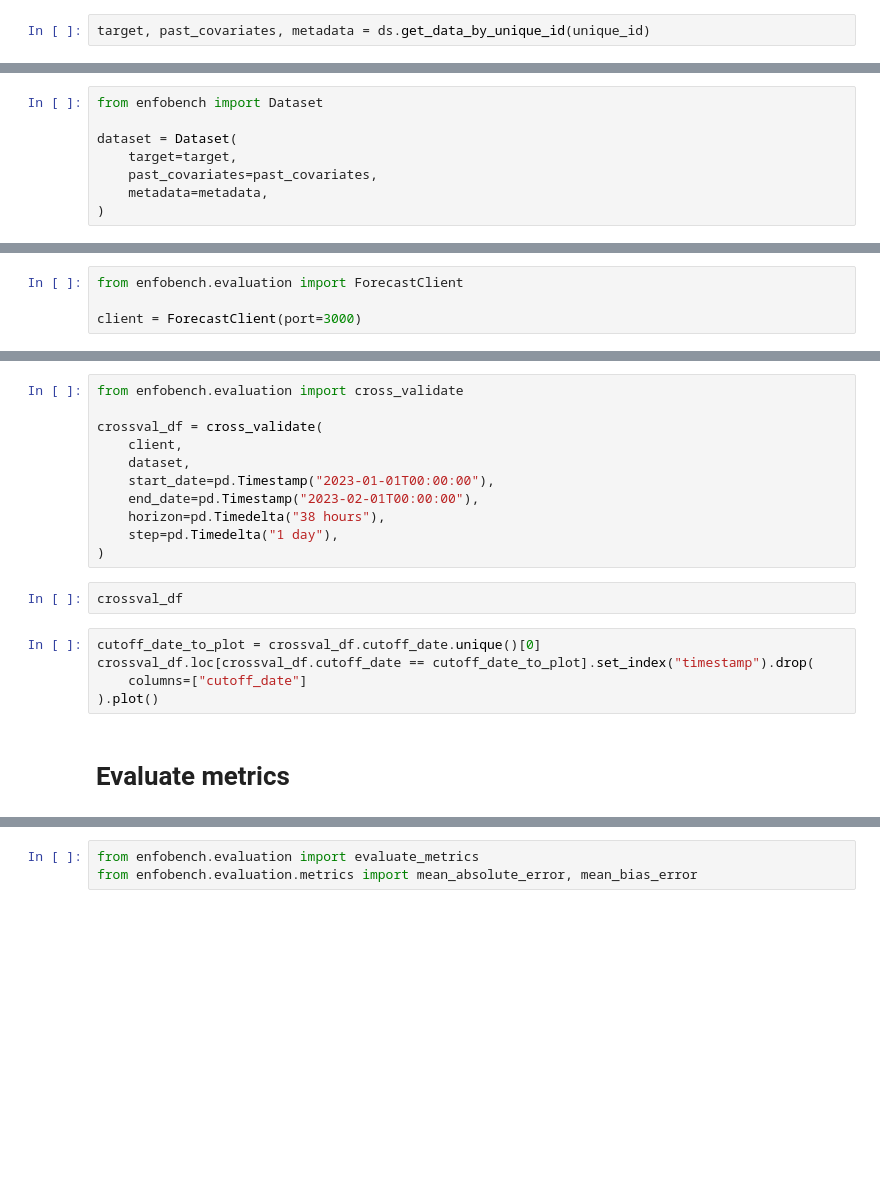
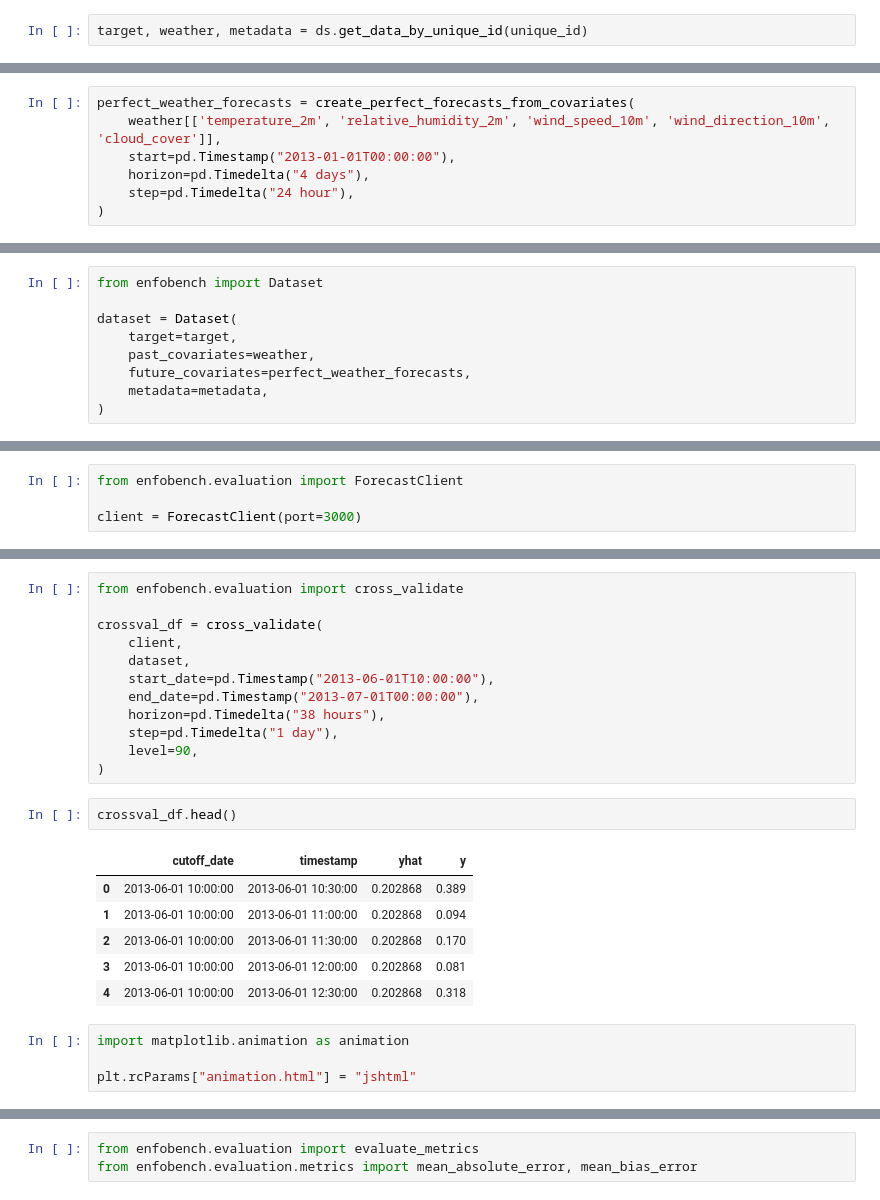
Before and after one commit to attila-balint-kul/energy-forecast-benchmark-toolkit, a Jupyter notebook: notebooks/03. ForecastClient.ipynb, the cells around one changed output, grey strips where cells are left out. Saved outputs shown, nothing was run; the diff lists cells and outputs as text; blank space fills up the shorter version.

Commit message:
updated forecast client notebook

```diff
--- a/notebooks/03. ForecastClient.ipynb
+++ b/notebooks/03. ForecastClient.ipynb
@@ -16,4 +20,4 @@ unique_id
 # %%
-target, past_covariates, metadata = ds.get_data_by_unique_id(unique_id)
+target, weather, metadata = ds.get_data_by_unique_id(unique_id)
 # %%
 target.info()
@@ -21,0 +55,7 @@ past_covariates.info()
+# %%
+perfect_weather_forecasts = create_perfect_forecasts_from_covariates(
+    weather[['temperature_2m', 'relative_humidity_2m', 'wind_speed_10m', 'wind_direction_10m', 'cloud_cover']],
+    start=pd.Timestamp("2013-01-01T00:00:00"),
+    horizon=pd.Timedelta("4 days"),
+    step=pd.Timedelta("24 hour"),
+)
@@ -26,7 +83,8 @@ from enfobench import Dataset
 
 dataset = Dataset(
     target=target,
-    past_covariates=past_covariates,
+    past_covariates=weather,
+    future_covariates=perfect_weather_forecasts,
     metadata=metadata,
 )
 # %% [markdown]
@@ -43,17 +103,22 @@ from enfobench.evaluation import cross_validate
 crossval_df = cross_validate(
     client,
     dataset,
-    start_date=pd.Timestamp("2023-01-01T00:00:00"),
-    end_date=pd.Timestamp("2023-02-01T00:00:00"),
+    start_date=pd.Timestamp("2013-06-01T10:00:00"),
+    end_date=pd.Timestamp("2013-07-01T00:00:00"),
     horizon=pd.Timedelta("38 hours"),
     step=pd.Timedelta("1 day"),
+    level=90,
 )
 # %%
-crossval_df
+crossval_df.head()
+# %% [output]
+|  | cutoff_date | timestamp | yhat | y |
+| 0 | 2013-06-01 10:00:00 | 2013-06-01 10:30:00 | 0.202868 | 0.389 |
+| 1 | 2013-06-01 10:00:00 | 2013-06-01 11:00:00 | 0.202868 | 0.094 |
+| 2 | 2013-06-01 10:00:00 | 2013-06-01 11:30:00 | 0.202868 | 0.170 |
+| 3 | 2013-06-01 10:00:00 | 2013-06-01 12:00:00 | 0.202868 | 0.081 |
+| 4 | 2013-06-01 10:00:00 | 2013-06-01 12:30:00 | 0.202868 | 0.318 |
-# %%
-cutoff_date_to_plot = crossval_df.cutoff_date.unique()[0]
-crossval_df.loc[crossval_df.cutoff_date == cutoff_date_to_plot].set_index("timestamp").drop(
-    columns=["cutoff_date"]
-).plot()
-# %% [markdown]
-# Evaluate metrics
+# %%
+import matplotlib.animation as animation
+
+plt.rcParams["animation.html"] = "jshtml"
```
Also changed, not shown: parts of 21 cells of this notebook.
